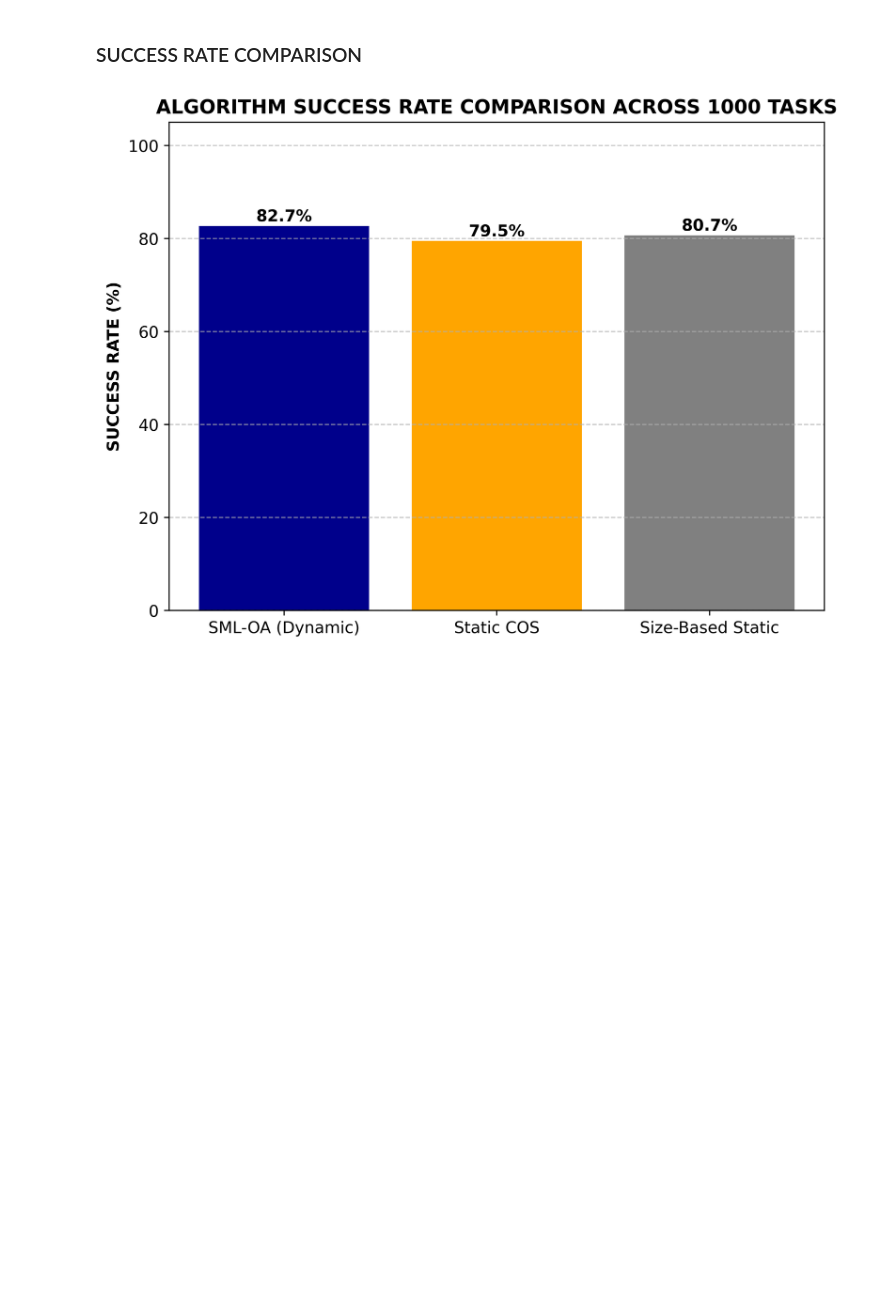
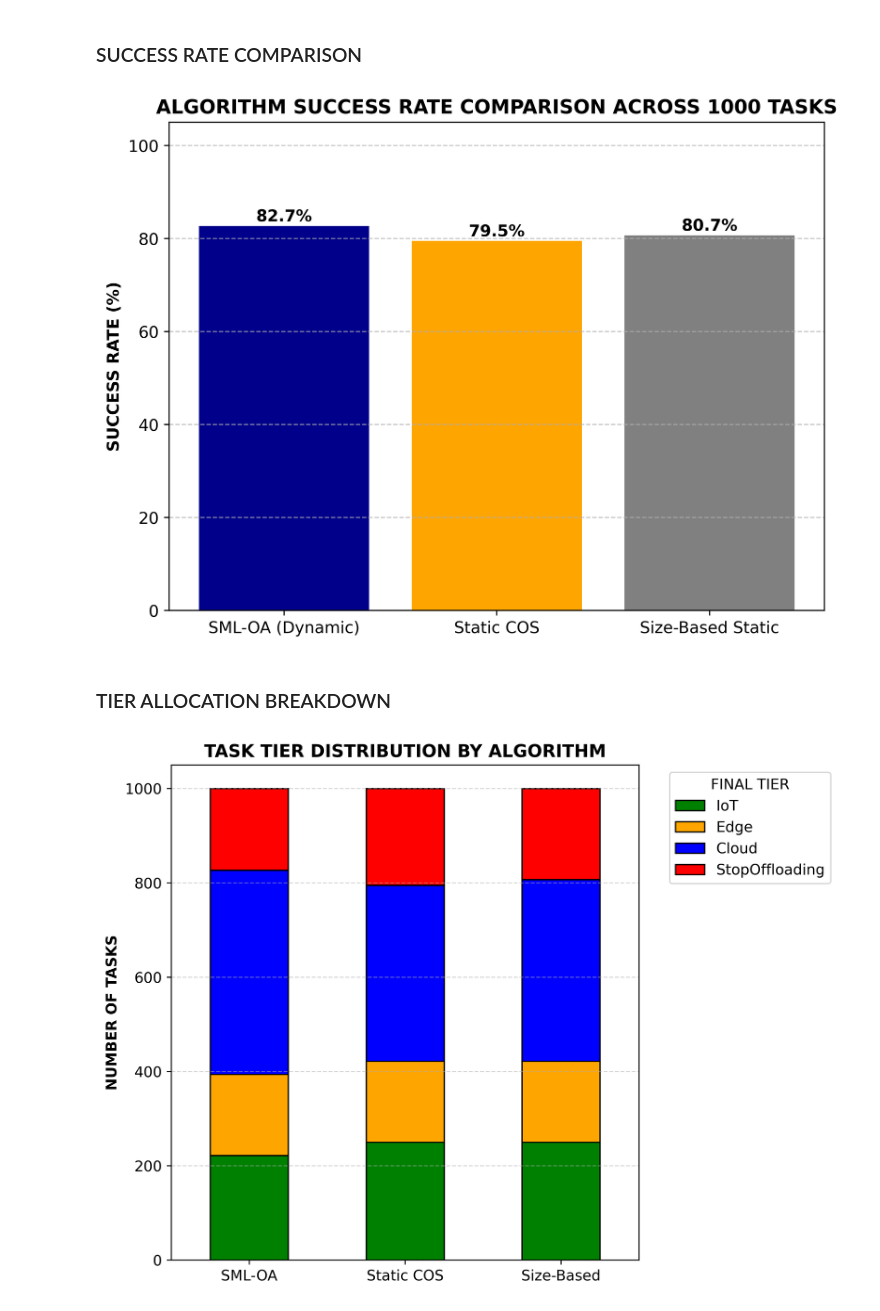
Before and after one commit to DaRkSouL36/SML-OA, a Jupyter notebook: NOTEBOOKS/ILLUSTRATION [3].ipynb, the cells around one changed output. Saved outputs shown, nothing was run; the diff lists cells and outputs as text; code cells hidden in the pictures; blank space fills up the shorter version.

Commit message:
TIER ALLOCATION STACKED BAR

```diff
--- a/NOTEBOOKS/ILLUSTRATION [3].ipynb
+++ b/NOTEBOOKS/ILLUSTRATION [3].ipynb
@@ -211,3 +210,34 @@ plt.grid(axis='y', linestyle='--', alpha=0.7)
 plt.show()
 # %% [output]
 [figure]
+# %% [markdown]
+### TIER ALLOCATION BREAKDOWN
+# %%
+# TIER ALLOCATION BREAKDOWN (STACKED BAR)
+
+algos = ["sml_oa_dynamic", "static_cos", "size_based_static"]
+labels = ["SML-OA", "Static COS", "Size-Based"]
+tiers = ["IoT", "Edge", "Cloud", "StopOffloading"]
+colors = ["green", "orange", "blue", "red"]
+
+alloc_data = {alg: [df_results[df_results[alg] == t].shape[0] for t in tiers] for alg in algos}
+df_alloc = pd.DataFrame(alloc_data, index=tiers).T
+
+# Create figure with high DPI
+fig, ax = plt.subplots(figsize=(8, 6), dpi=500)
+
+# Plot on the created axis
+df_alloc.plot(kind='bar', stacked=True, color=colors, edgecolor='black', ax=ax)
+
+ax.set_title("TASK TIER DISTRIBUTION BY ALGORITHM")
+ax.set_ylabel("NUMBER OF TASKS")
+ax.set_xticks(range(3))
+ax.set_xticklabels(labels, rotation=0)
+
+ax.legend(title="FINAL TIER", bbox_to_anchor=(1.05, 1), loc='upper left')
+ax.grid(axis='y', linestyle='--', alpha=0.5)
+
+plt.tight_layout()
+plt.show()
+# %% [output]
+[figure, added]
```
Also changed, not shown: parts of 2 cells of this notebook.
